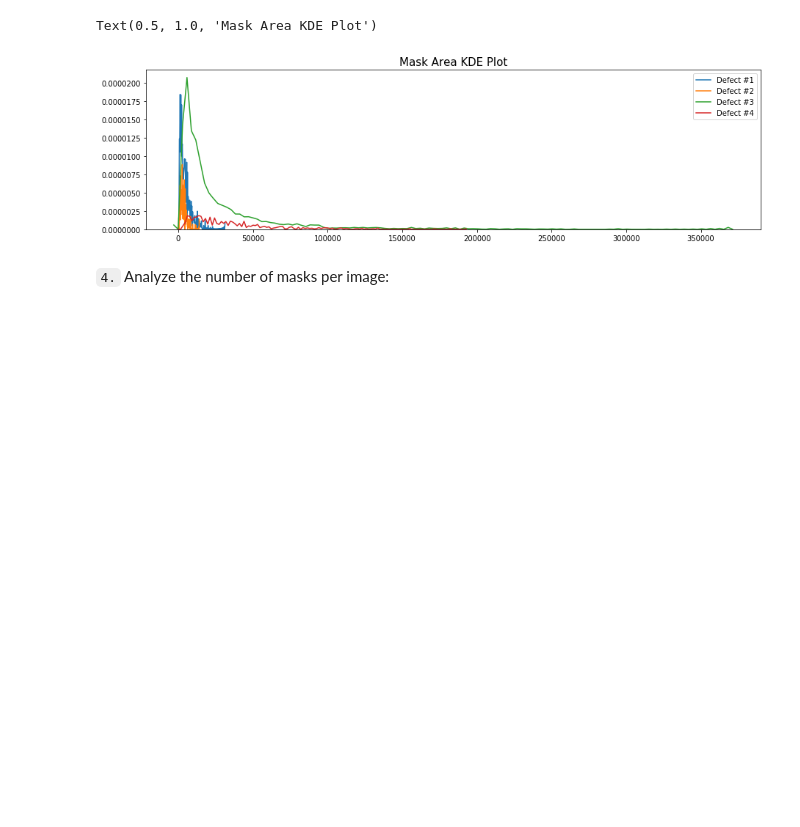
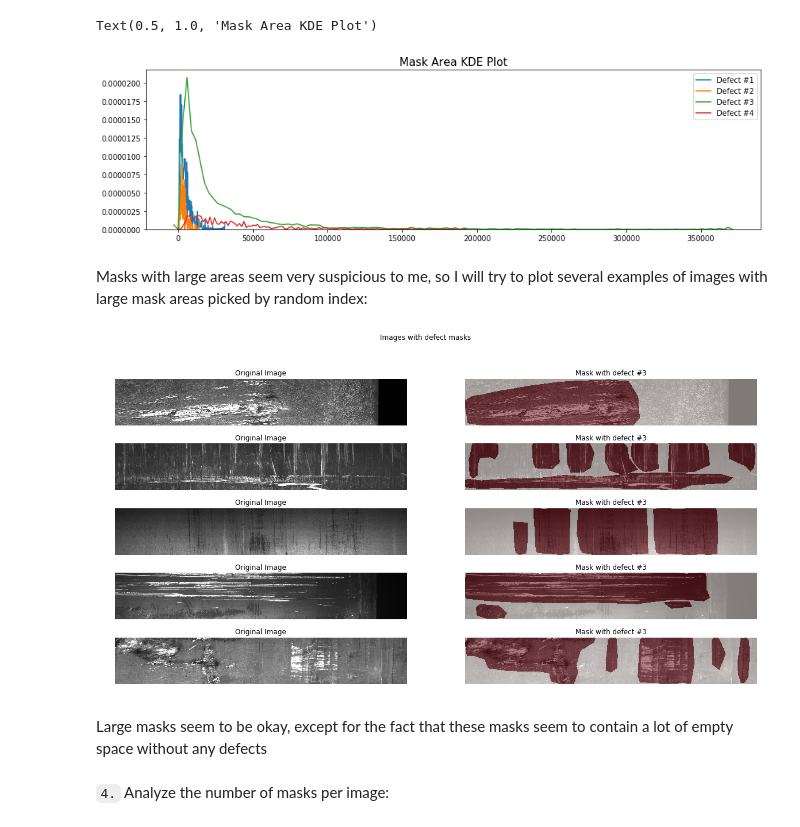
Before and after one commit to Lexie88rus/steel_defect_detection, a Jupyter notebook: steel-defect-detection-EDA.ipynb, the cells around one changed output. Cells and saved outputs as stored; diff of their text form; code cells hidden in the pictures; blank space fills up the shorter version.

Commit message:
Updated the EDA: Added the analysis of images with large mask areas and with plenty of masks.

```diff
--- a/steel-defect-detection-EDA.ipynb
+++ b/steel-defect-detection-EDA.ipynb
@@ -428,6 +428,41 @@ plt.title('Mask Area KDE Plot', fontsize=15)
 # %% [output]
 Text(0.5, 1.0, 'Mask Area KDE Plot')
 [figure]
+# %% [markdown]
+Masks with large areas seem very suspicious to me, so I will try to plot several examples of images with large mask areas picked by random index:
+# %%
+def plot_image_grid(df, n_images = 5):
+
+    fig, axs = plt.subplots(n_images, 2, figsize=(20, 10))
+
+    for i in range(n_images):
+        image_id = np.random.randint(0,len(df),1)[0]
+
+        image = Image.open(TRAIN_PATH + df.iloc[image_id]['Image'])
+        mask = rle2maskResize(df.iloc[image_id]['EncodedPixels'])
+
+        defect = df.iloc[image_id]['Label']
+
+        axs[i,0].imshow(image)
+        axs[i,0].axis('off')
+        axs[i,0].set_title('Original Image')
+
+        axs[i, 1].imshow(image)
+        axs[i, 1].imshow(mask, alpha = 0.5, cmap = "Reds")
+        axs[i, 1].axis('off')
+        axs[i, 1].set_title('Mask with defect #{}'.format(defect))
+
+    plt.suptitle('Images with defect masks')
+# %%
+# filter the dataframe, so we have only images with very large masks
+large_masks_df = masks_df[masks_df['Area'] > 200000]
+# %%
+# plot a grid of images with large masks
+plot_image_grid(large_masks_df, n_images = 5)
+# %% [output]
+[figure, added]
+# %% [markdown]
+Large masks seem to be okay, except for the fact that these masks seem to contain a lot of empty space without any defects
 # %% [markdown]
 `4.` Analyze the number of masks per image:
 # %%
```
Also changed, not shown: parts of 7 cells of this notebook.
